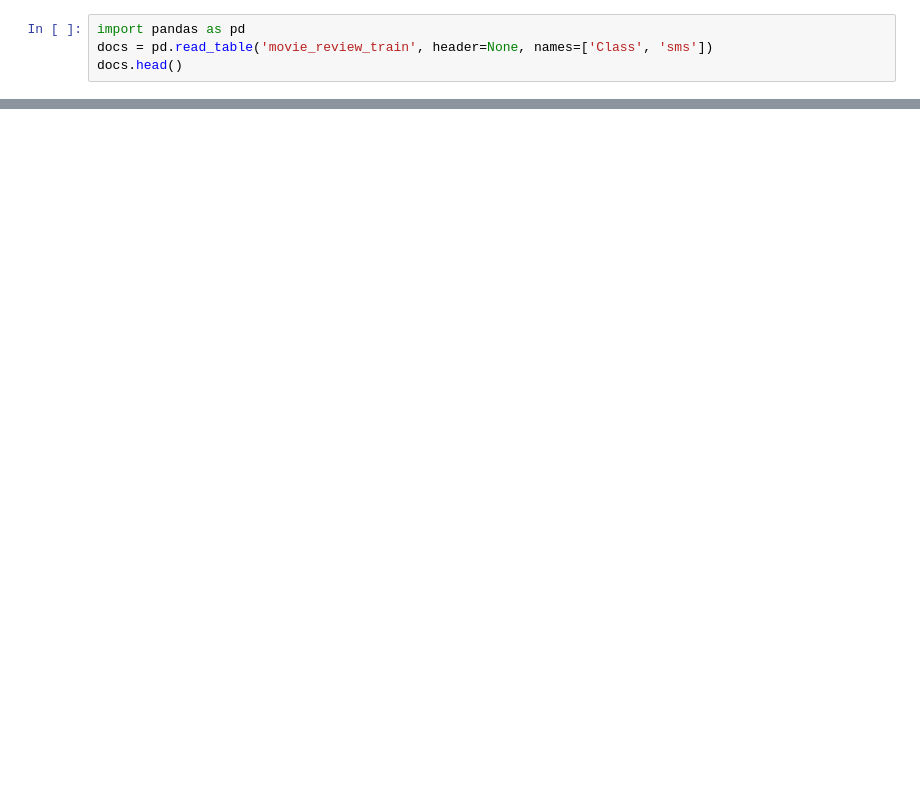
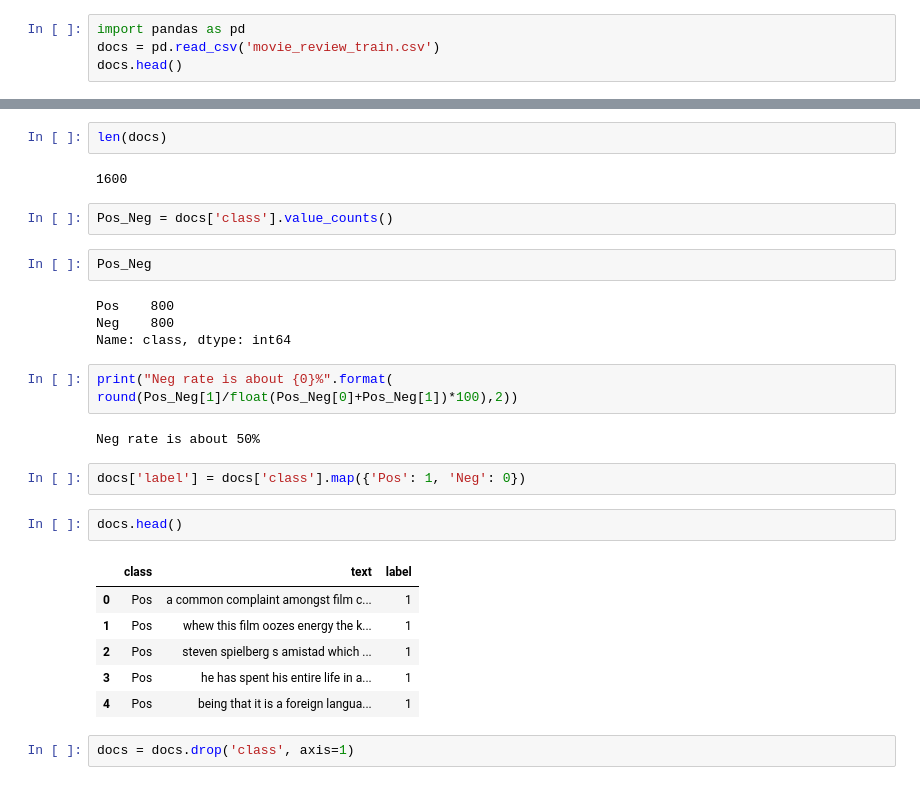
Before and after one commit to praveen21singh/AILab, a Jupyter notebook: NAIVE BAISE/IMDB_Bernoulli_NB.ipynb, the cells around one changed output, grey strips where cells are left out. Saved outputs shown, nothing was run; the diff lists cells and outputs as text; blank space fills up the shorter version.

```diff
--- a/NAIVE BAISE/IMDB_Bernoulli_NB.ipynb
+++ b/NAIVE BAISE/IMDB_Bernoulli_NB.ipynb
@@ -1,5 +1,5 @@
 # %%
 import pandas as pd
-docs = pd.read_table('movie_review_train', header=None, names=['Class', 'sms'])
+docs = pd.read_csv('movie_review_train.csv')
 docs.head()
 # %% [output]
@@ -6,0 +12,30 @@ FileNotFoundError: [Errno 2] No such file or directory: 'movie_review_train'
+# %%
+len(docs)
+# %% [output]
+1600
+# %%
+Pos_Neg = docs['class'].value_counts()
+# %%
+Pos_Neg
+# %% [output]
+Pos    800
+Neg    800
+Name: class, dtype: int64
+# %%
+print("Neg rate is about {0}%".format(
+round(Pos_Neg[1]/float(Pos_Neg[0]+Pos_Neg[1])*100),2))
+# %% [output]
+Neg rate is about 50%
+# %%
+docs['label'] = docs['class'].map({'Pos': 1, 'Neg': 0})
+# %%
+docs.head()
+# %% [output]
+|  | class | text | label |
+| 0 | Pos | a common complaint amongst film c... | 1 |
+| 1 | Pos | whew this film oozes energy the k... | 1 |
+| 2 | Pos | steven spielberg s amistad which ... | 1 |
+| 3 | Pos | he has spent his entire life in a... | 1 |
+| 4 | Pos | being that it is a foreign langua... | 1 |
+# %%
+docs = docs.drop('class', axis=1)
```
Also changed, not shown: parts of 30 cells of this notebook.
